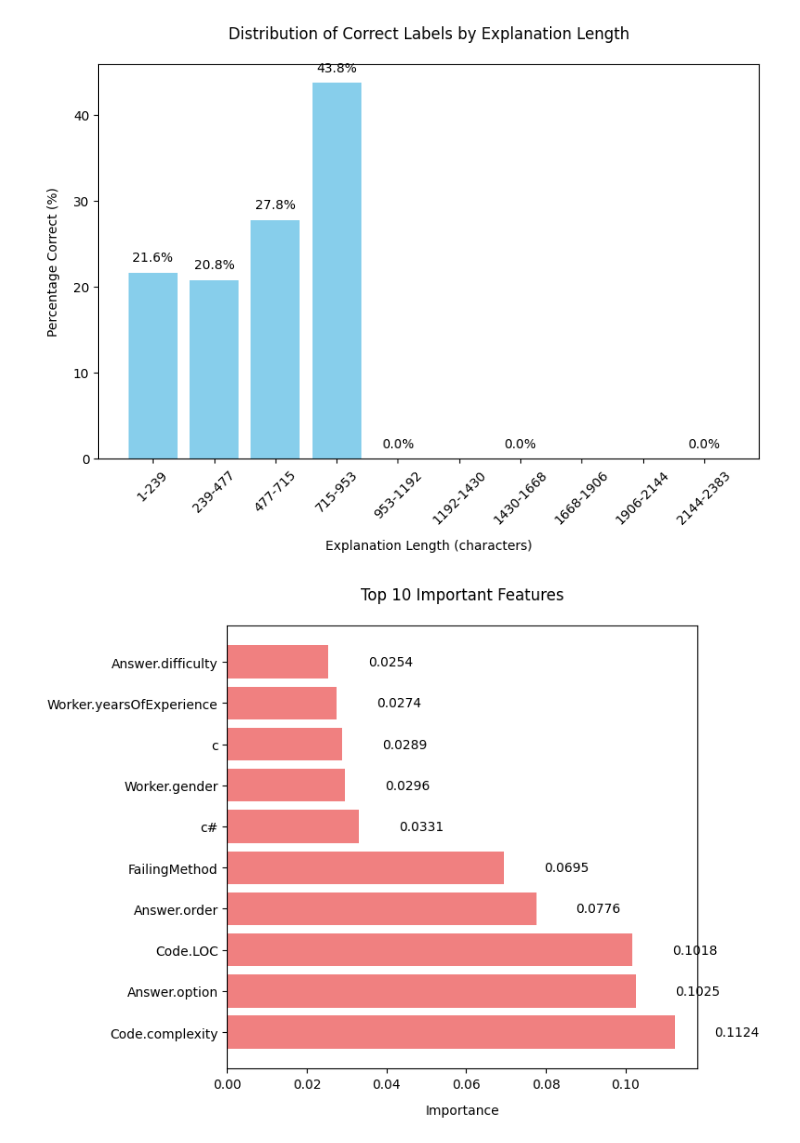
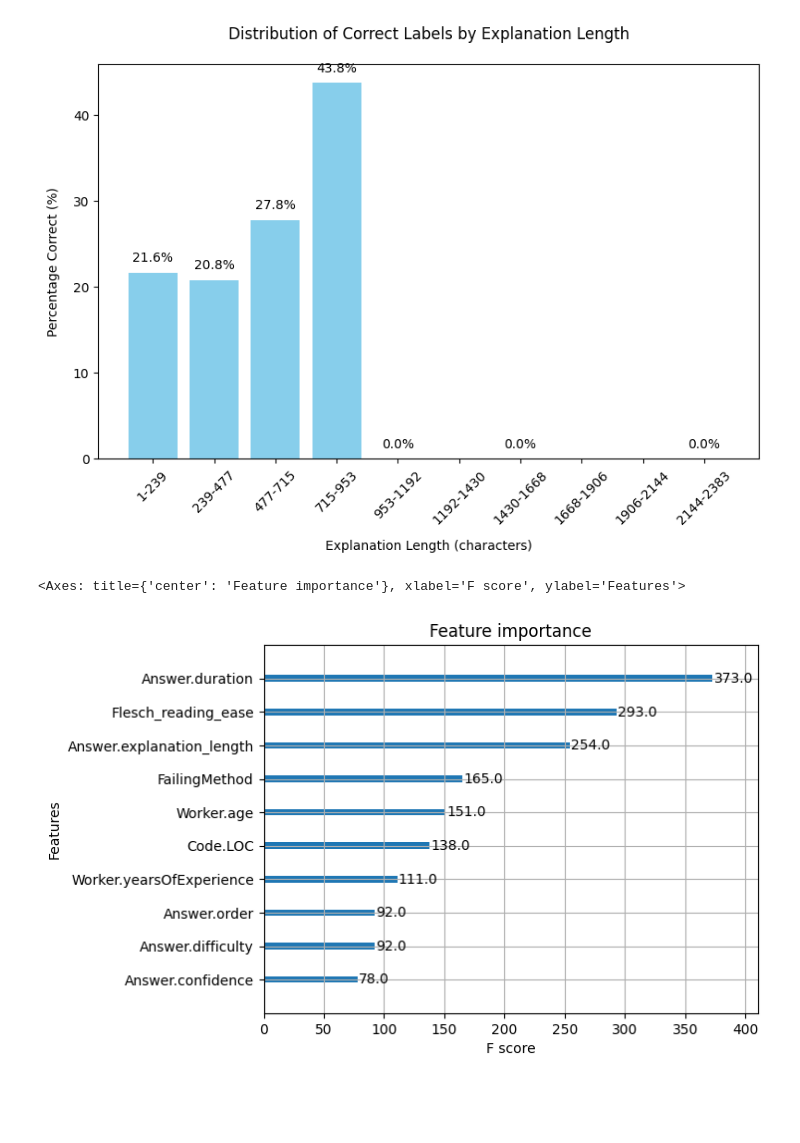
Before and after one commit to hpi-sam/ASE-GenAI, a Jupyter notebook: Hendrik-Konstantin-Nina/Project2/task1.ipynb, the cells around one changed output. Cells and saved outputs as stored; diff of their text form; code cells hidden in the pictures; blank space fills up the shorter version.

Commit message:
update plots on task1.ipynb

```diff
--- a/Hendrik-Konstantin-Nina/Project2/task1.ipynb
+++ b/Hendrik-Konstantin-Nina/Project2/task1.ipynb
@@ -46,6 +47,9 @@ train_set["Answer.explanation_length"] = train_set["Answer.explanation"].apply(
     lambda x: len(str(x)) if pd.notnull(x) else None)
 train_set["Flesch_reading_ease"] = train_set["Answer.explanation"].apply(
     lambda x: textstat.flesch_reading_ease(x) if pd.notnull(x) else None)
+
+# drop answer.explanation column
+train_set = train_set.drop(labels=["Answer.explanation"], axis=1)
 # %%
 # remove unnecessary columns
 # and apply the StandardScaler to scale them. Replace the original numerical columns
@@ -282,29 +286,8 @@ plt.tight_layout()
 plt.show()
 # %% [output]
 [figure]
-# %%
-importances = pd.DataFrame({'Feature': train_set.drop(labels=["GroundTruth"], axis=1).columns,
-                            'Importance': xgb_model.feature_importances_})
-
-importances = importances.sort_values('Importance', ascending=False)
-importances = importances.head(10)
-
-fig, ax = plt.subplots(figsize=(8, 6))
-
-bars = ax.barh(range(len(importances)), importances['Importance'], color='lightcoral')
-ax.set_title('Top 10 Important Features', pad=20)
-ax.set_xlabel('Importance', labelpad=10)
-ax.set_yticks(range(len(importances))
-               )
-ax.set_yticklabels(importances['Feature'])
-
-for bar in bars:
-    width = bar.get_width()
-    ax.text(width + 0.01, bar.get_y() + bar.get_height() / 2.,
-            f'{width:.4f}',
-            ha='left', va='center')
-
-plt.tight_layout()
-plt.show()
-# %% [output]
-[figure, removed]
+# %%
+xgboost.plot_importance(xgb_model, importance_type='weight', max_num_features=10)
+# %% [output]
+<Axes: title={'center': 'Feature importance'}, xlabel='F score', ylabel='Features'>
+[figure, added]
```
Also changed, not shown: parts of 5 cells of this notebook.
